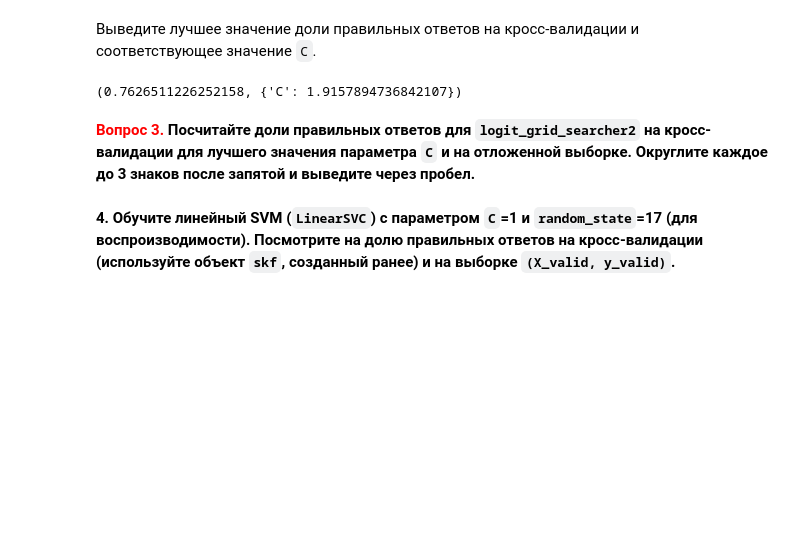
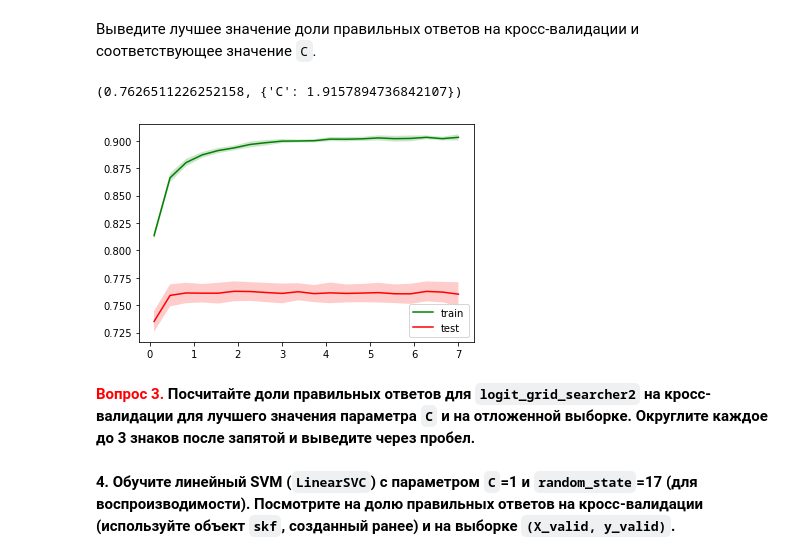
Before and after one commit to Mynzhassar/internet-user-identification, a Jupyter notebook: 4 training models/week4_training.ipynb, the cells around one changed output. Drawn from its saved outputs; the diff is of its cells as text; code cells hidden in the pictures; blank space fills up the shorter version.

```diff
--- a/4 training models/week4_training.ipynb
+++ b/4 training models/week4_training.ipynb
@@ -162,6 +170,6 @@ logit_grid_searcher1.best_score_, logit_grid_searcher1.best_params_
 
 logit_c_values2 = np.linspace(0.1, 7, 20)
 
-logit_grid_searcher2 = GridSearchCV(logit, param_grid = {"C": logit_c_values2}, cv=skf)
+logit_grid_searcher2 = GridSearchCV(logit, param_grid = {"C": logit_c_values2}, cv=skf, return_train_score=True)
 logit_grid_searcher2.fit(X_train, y_train)
 # %% [output]
@@ -178,6 +187,10 @@ GridSearchCV(cv=StratifiedKFold(n_splits=3, random_state=17, shuffle=True),
 logit_grid_searcher2.best_score_, logit_grid_searcher2.best_params_
 # %% [output]
 (0.7626511226252158, {'C': 1.9157894736842107})
+# %%
+plot_validation_curves(logit_c_values2, logit_grid_searcher2.cv_results_)
+# %% [output]
+[figure, added]
 # %% [markdown]
 **<font color='red'>Вопрос 3. </font>Посчитайте доли правильных ответов для `logit_grid_searcher2` на кросс-валидации для лучшего значения параметра `C` и на отложенной выборке. Округлите каждое до 3 знаков после запятой и выведите через пробел.**
 # %%
```
Also changed, not shown: parts of 21 cells of this notebook, 7 other files.
